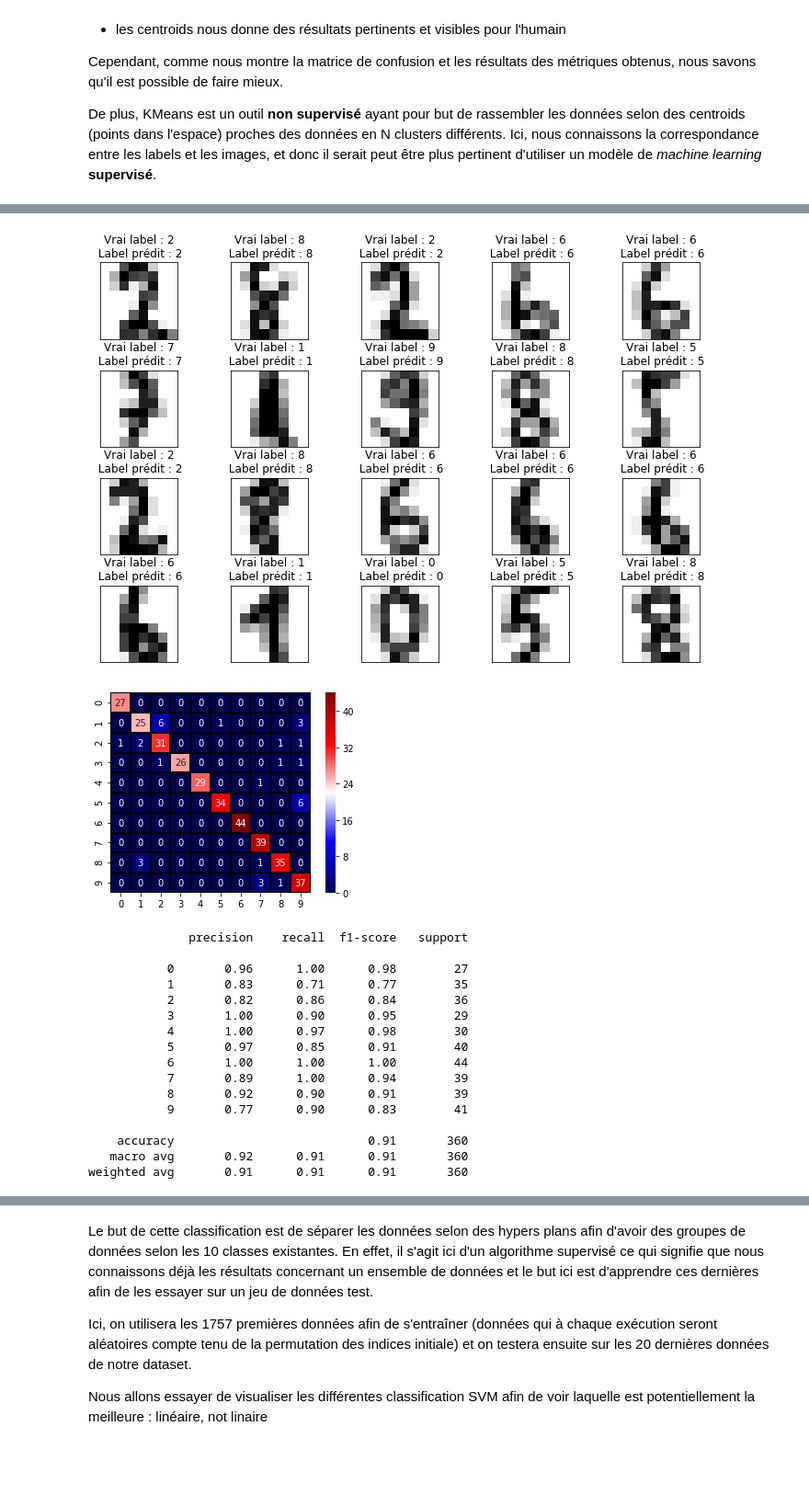
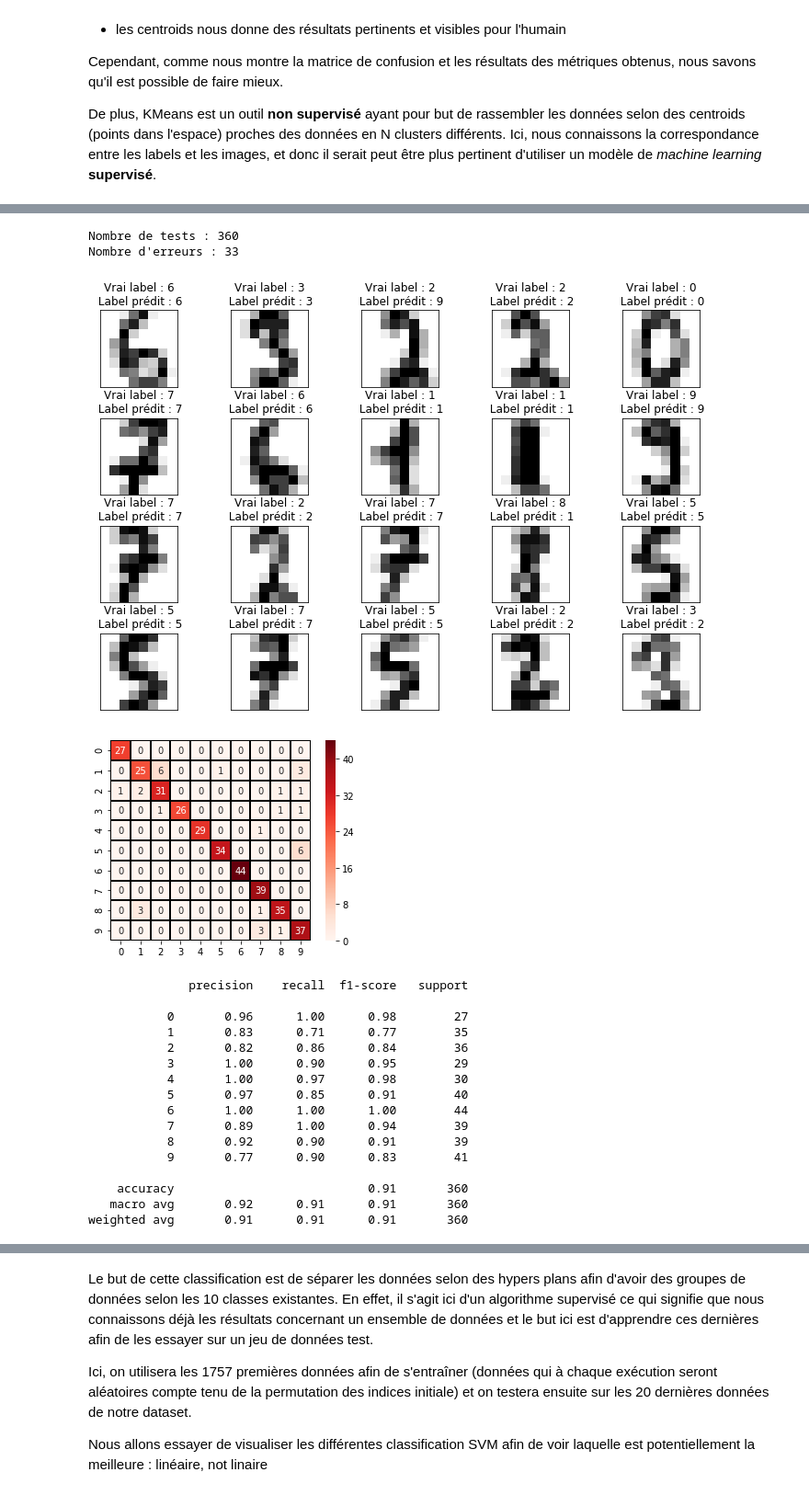
Before and after one commit to JohanChataigne/handwritten_digits_recognition, a Jupyter notebook: Assignment1.ipynb, the cells around one changed output, grey strips where cells are left out. Shown: that part at 92% size. Cells and saved outputs as stored; diff of their text form; code cells hidden in the pictures; blank space fills up the shorter version.

```diff
--- a/Assignment1.ipynb
+++ b/Assignment1.ipynb
@@ -168,44 +171,50 @@ from sklearn.model_selection import train_test_split
 X_bayes=digits.data
 Y_bayes=digits.target
 
-X_train, X_test, y_train, y_test = train_test_split(X_bayes, Y_bayes, test_size=0.2, random_state=0)
+# Séparer les données d'entraînemetn avec celles de tests avec une taille de test égale à 20% des données initiales
+X_train, X_test, Y_train, Y_test = train_test_split(X_bayes, Y_bayes, test_size=0.2, random_state=0)
 
 nb = MultinomialNB()
-nb.fit(X_train,y_train)
-pred = nb.predict(X_test)
 
-#gnb = GaussianNB()
+# S'entraîne (fit) sur les données d'entraînement et on prédit les valeurs que l'on aura
+# concernant les données de test : labels prédits
+pred_multiNB = nb.fit(X_train,Y_train).predict(X_test)
 
-#y_pred = gnb.fit(X_train, y_train).predict(X_test)
-
-#print("Number of mislabeled points out of a total %d points : %d".(X_test.shape[0], (y_test != y_pred).sum()))
+print("Nombre de tests : %d"%X_test.shape[0])
+print("Nombre d'erreurs : %d"%(Y_test != pred_multiNB).sum())
+# %% [output]
+Nombre de tests : 360
+Nombre d'erreurs : 33
 # %%
 fig, ax = plt.subplots(4, 5, figsize=(12,8))
 plt.subplots_adjust(wspace=0.4, hspace=0.4)
-i=0
+
+# Prendre un index aléatoire dans les bornes du tableau d'images
+i=rd.randint(0, X_test.shape[0]-20)
+
 for axi in ax.flat:
     axi.set(xticks=[], yticks=[])
-    axi.set_title("Vrai label : %d\n Label prédit : %d"%(y_test[i],pred[i]))
+    axi.set_title("Vrai label : %d\n Label prédit : %d"%(Y_test[i],pred_multiNB[i]))
     axi.imshow(np.reshape(X_test[i],image_shape), interpolation='nearest', cmap=plt.cm.binary)
     i+=1
 # %% [output]
-[figure, old version]
+[figure, new version]
 # %%
 # Nous obtenons les résultats dans la matrice de confusion
-confution_matrix = metrics.confusion_matrix(y_test, pred, labels=range(n_clusters))
+confution_matrix_multiNB = metrics.confusion_matrix(Y_test, pred_multiNB, labels=range(n_clusters))
 
 # On l'affiche sur une heatmap
-ax = heatmap(confution_matrix, annot=True, cmap="seismic", square=True, linecolor="black", fmt='d', linewidths = 1)
+ax = heatmap(confution_matrix_multiNB, annot=True, cmap="Reds", square=True, linecolor="black", fmt='d', linewidths = 1)
 b, t = plt.ylim()
 b += 0.5
 t -= 0.5
 plt.ylim(b, t)
 plt.show()
 
-report = metrics.classification_report(y_test, pred)
-print(report)
+report_multiNB = metrics.classification_report(Y_test, pred_multiNB)
+print(report_multiNB)
 # %% [output]
-[figure, old version]
+[figure, new version]
               precision    recall  f1-score   support
 
            0       0.96      1.00      0.98        27
```
Also changed, not shown: parts of 34 cells of this notebook.
